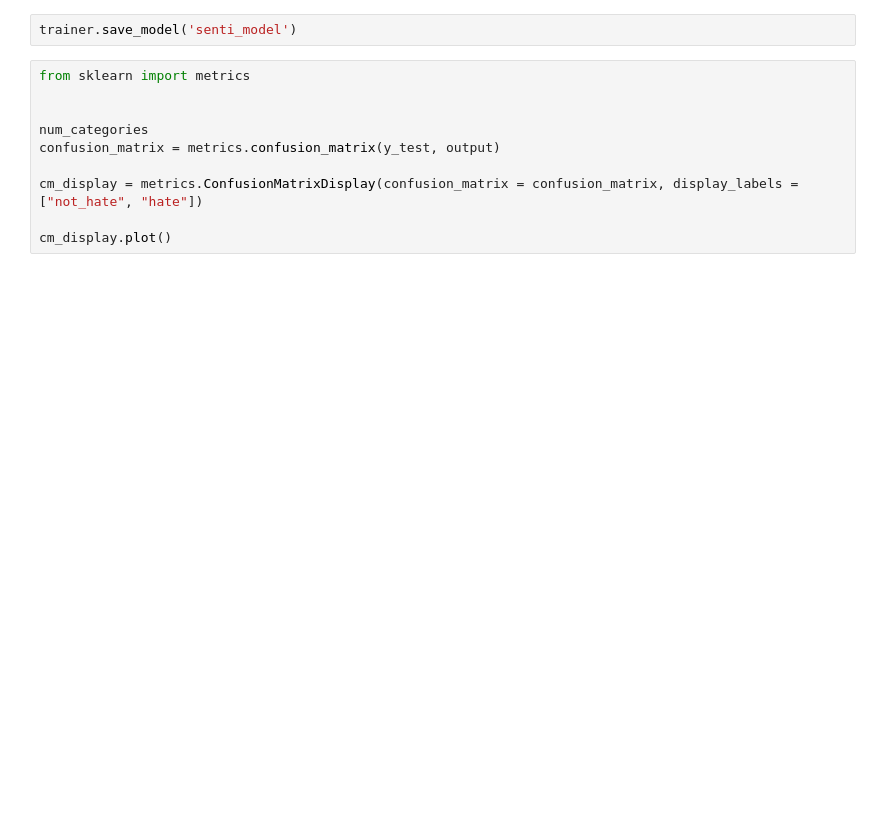
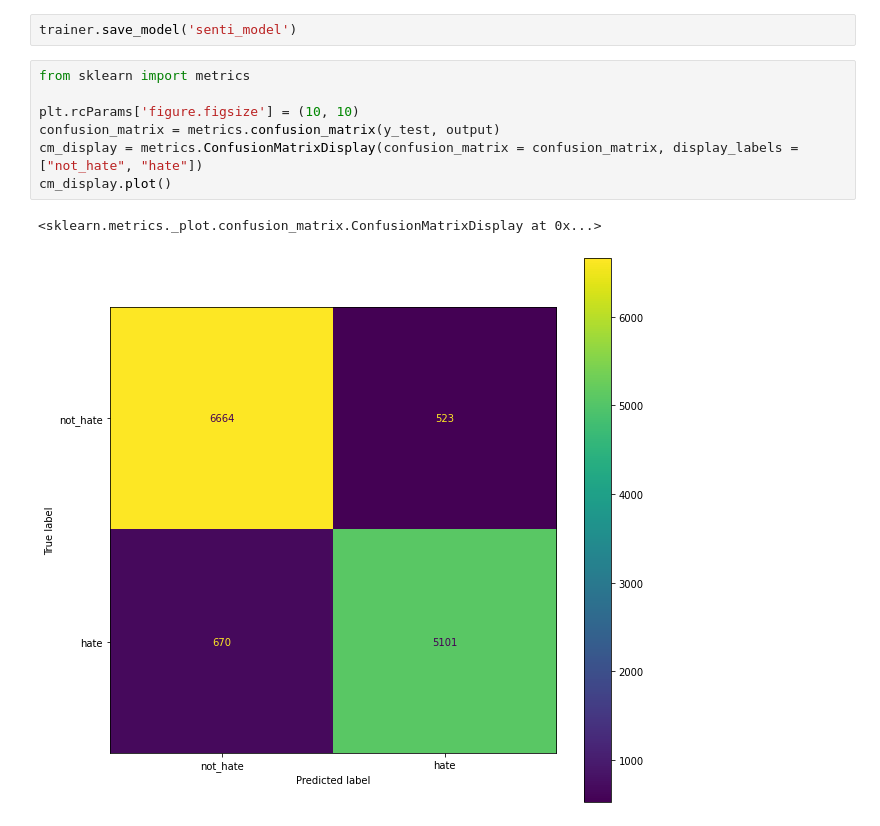
Before and after one commit to uadR1/nlphatespeech, a Jupyter notebook: roberta_alldata_binary.ipynb, the cells around one changed output. Saved outputs shown, nothing was run; the diff lists cells and outputs as text; blank space fills up the shorter version.

```diff
--- a/roberta_alldata_binary.ipynb
+++ b/roberta_alldata_binary.ipynb
@@ -250,10 +267,10 @@ trainer.save_model('senti_model')
 # %%
 from sklearn import metrics
 
-
-num_categories
+plt.rcParams['figure.figsize'] = (10, 10)
 confusion_matrix = metrics.confusion_matrix(y_test, output)
-
 cm_display = metrics.ConfusionMatrixDisplay(confusion_matrix = confusion_matrix, display_labels = ["not_hate", "hate"])
-
 cm_display.plot()
+# %% [output]
+<sklearn.metrics._plot.confusion_matrix.ConfusionMatrixDisplay at 0x...>
+[figure, added]
```
Also changed, not shown: parts of 12 cells of this notebook.
